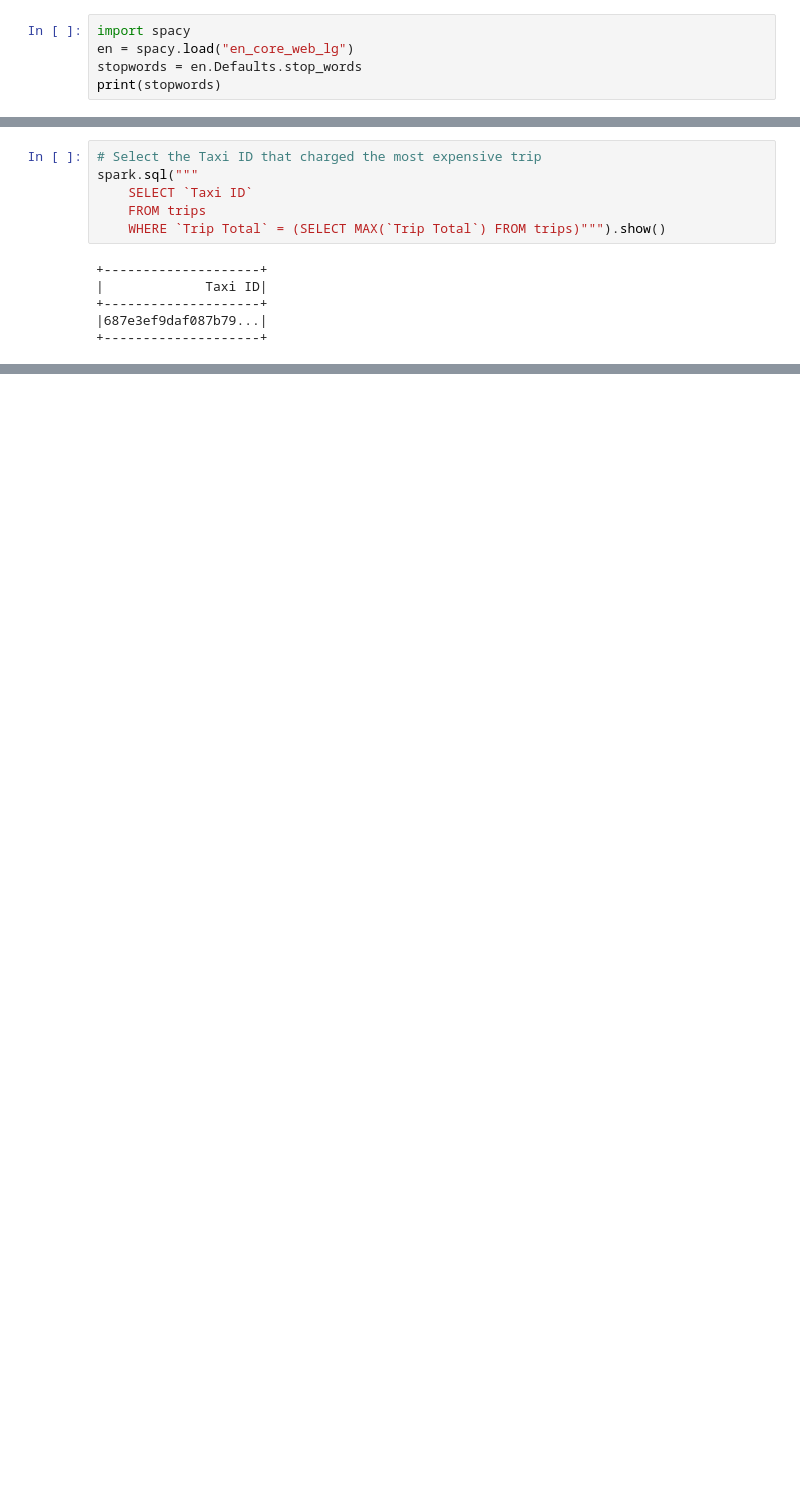
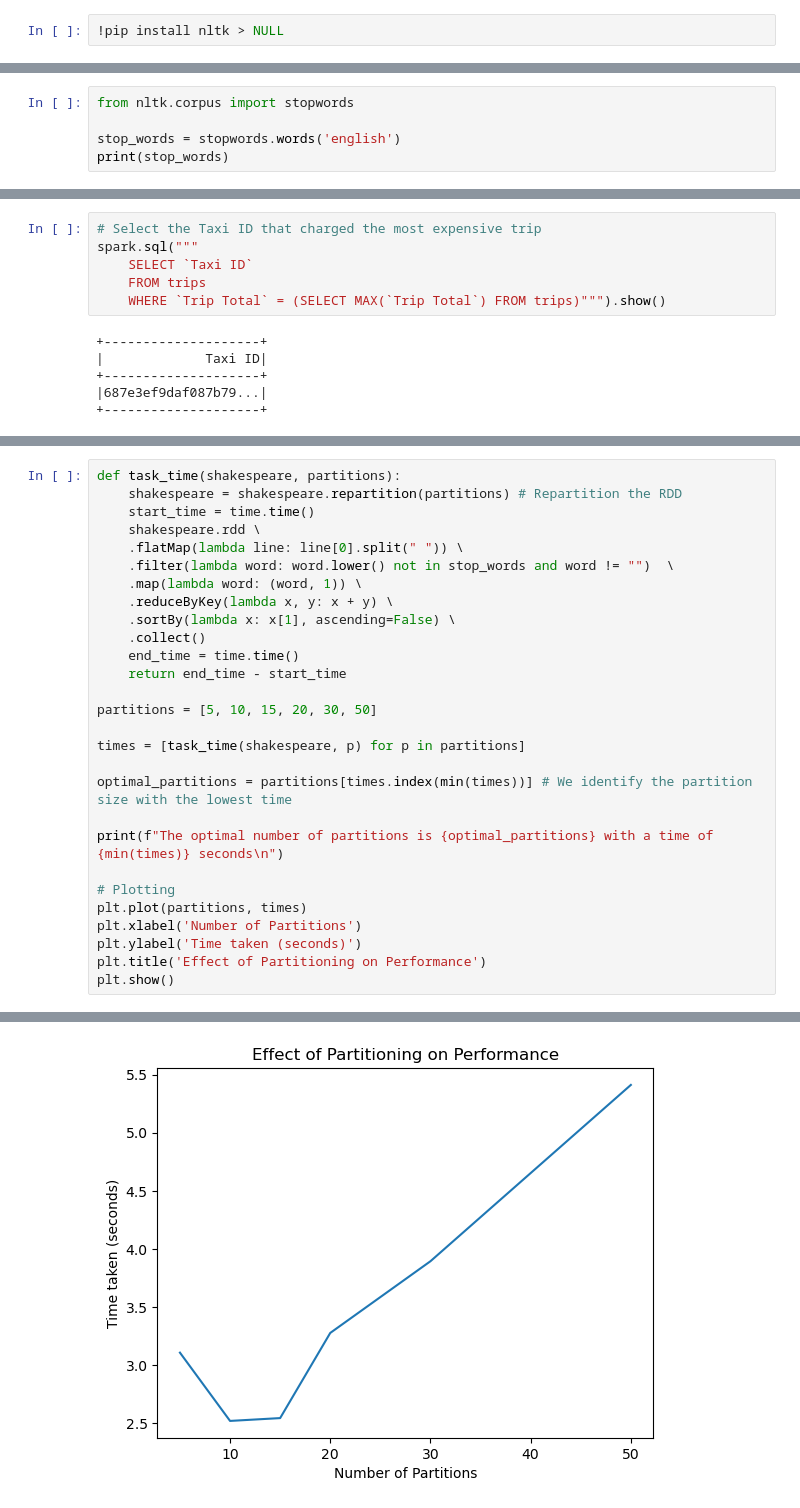
Before and after one commit to pramonettivega/spark_eda, a Jupyter notebook: Spark-EDA.ipynb, the cells around one changed output, grey strips where cells are left out. Drawn from its saved outputs; the diff is of its cells as text; blank space fills up the shorter version.

```diff
--- a/Spark-EDA.ipynb
+++ b/Spark-EDA.ipynb
@@ -65,5 +80,2 @@ filtered_rdd.count() # Returning the count of even numbers
 # %%
-import spacy
-en = spacy.load("en_core_web_lg")
-stopwords = en.Defaults.stop_words
-print(stopwords)
+!pip install nltk > NULL
@@ -71,0 +90,5 @@ print(stopwords)
+# %%
+from nltk.corpus import stopwords
+
+stop_words = stopwords.words('english')
+print(stop_words)
@@ -397,0 +475,29 @@ NameError: name 'SparkConf' is not defined
+# %%
+def task_time(shakespeare, partitions):
+    shakespeare = shakespeare.repartition(partitions) # Repartition the RDD
+    start_time = time.time()
+    shakespeare.rdd \
+    .flatMap(lambda line: line[0].split(" ")) \
+    .filter(lambda word: word.lower() not in stop_words and word != "")  \
+    .map(lambda word: (word, 1)) \
+    .reduceByKey(lambda x, y: x + y) \
+    .sortBy(lambda x: x[1], ascending=False) \
+    .collect()
+    end_time = time.time()
+    return end_time - start_time
+
+partitions = [5, 10, 15, 20, 30, 50]
+
+times = [task_time(shakespeare, p) for p in partitions]
+
+optimal_partitions = partitions[times.index(min(times))] # We identify the partition size with the lowest time
+
+print(f"The optimal number of partitions is {optimal_partitions} with a time of {min(times)} seconds\n")
+
+# Plotting
+plt.plot(partitions, times)
+plt.xlabel('Number of Partitions')
+plt.ylabel('Time taken (seconds)')
+plt.title('Effect of Partitioning on Performance')
+plt.show()
+# %% [output]
@@ -397,0 +505 @@ NameError: name 'SparkConf' is not defined
+[figure, added]
```
Also changed, not shown: parts of 62 cells of this notebook.
